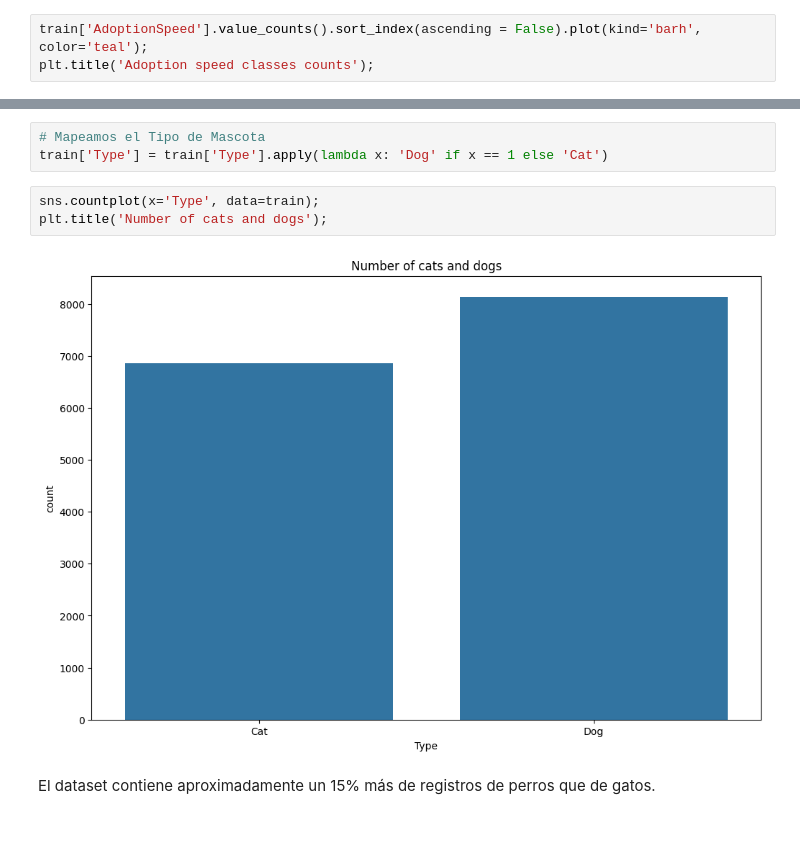
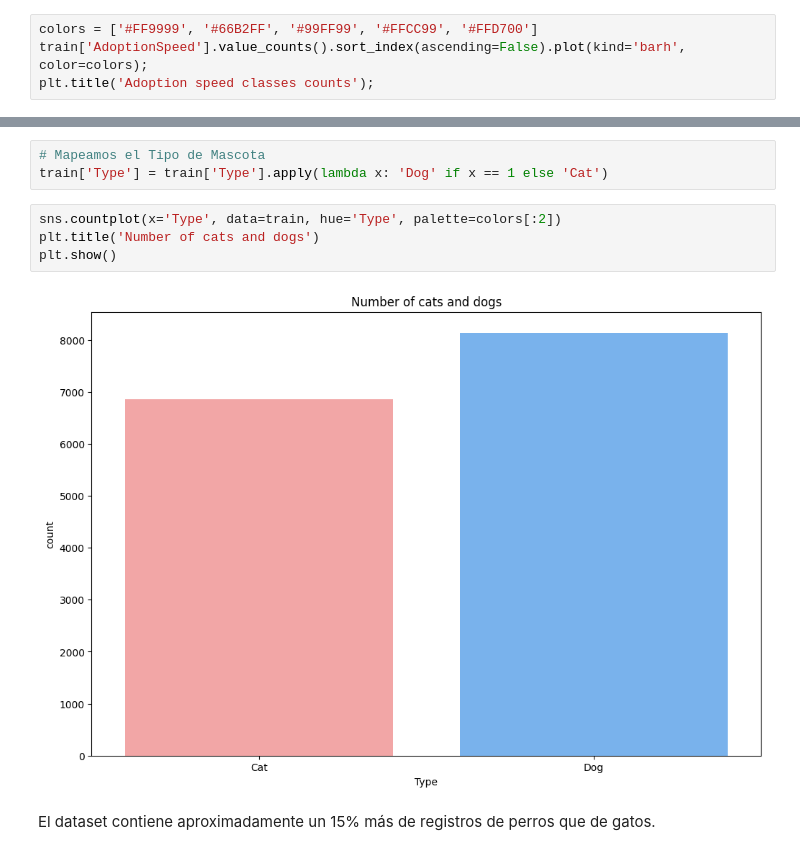
Before and after one commit to Gee1818/LaboII, a Jupyter notebook: srs/002_eda_20241017.ipynb, the cells around one changed output, grey strips where cells are left out. Cells and saved outputs as stored; diff of their text form.

```diff
--- a/srs/002_eda_20241017.ipynb
+++ b/srs/002_eda_20241017.ipynb
@@ -30,6 +82,7 @@ train.head()
 # %% [markdown]
 ### AdoptionSpeed: conteo
 # %%
-train['AdoptionSpeed'].value_counts().sort_index(ascending = False).plot(kind='barh', color='teal');
+colors = ['#FF9999', '#66B2FF', '#99FF99', '#FFCC99', '#FFD700']
+train['AdoptionSpeed'].value_counts().sort_index(ascending=False).plot(kind='barh', color=colors);
 plt.title('Adoption speed classes counts');
 # %% [output]
@@ -42,10 +95,11 @@ Son muy pocas las mascotas que se adoptan en el día. La clase predominante es l
 # Mapeamos el Tipo de Mascota
 train['Type'] = train['Type'].apply(lambda x: 'Dog' if x == 1 else 'Cat')
 # %%
-sns.countplot(x='Type', data=train);
-plt.title('Number of cats and dogs');
+sns.countplot(x='Type', data=train, hue='Type', palette=colors[:2])
+plt.title('Number of cats and dogs')
+plt.show()
 # %% [output]
-[figure, old version]
+[figure, new version]
 # %% [markdown]
 El dataset contiene aproximadamente un 15% más de registros de perros que de gatos.
 # %% [markdown]
```
Also changed, not shown: parts of 32 cells of this notebook.
